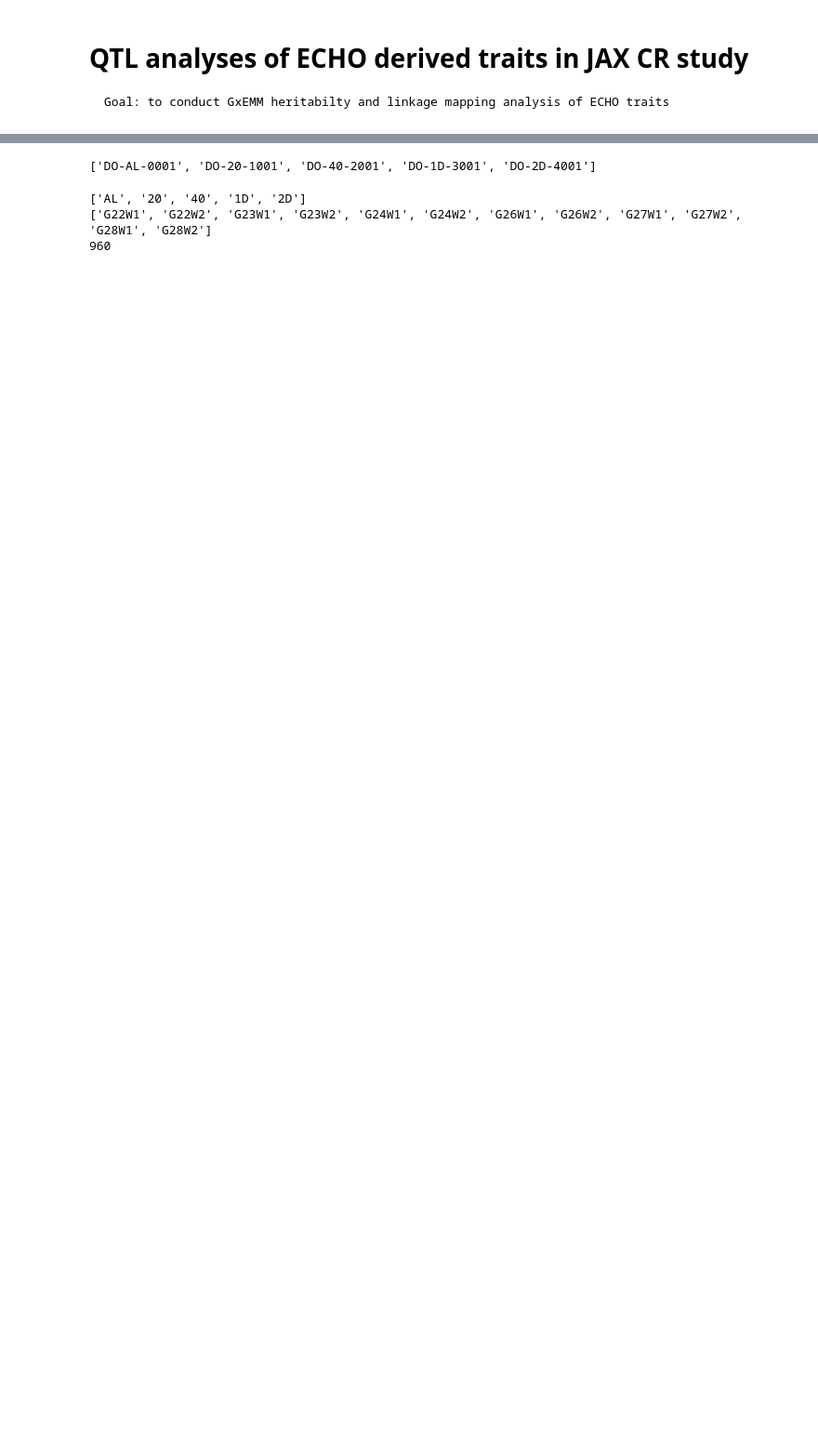
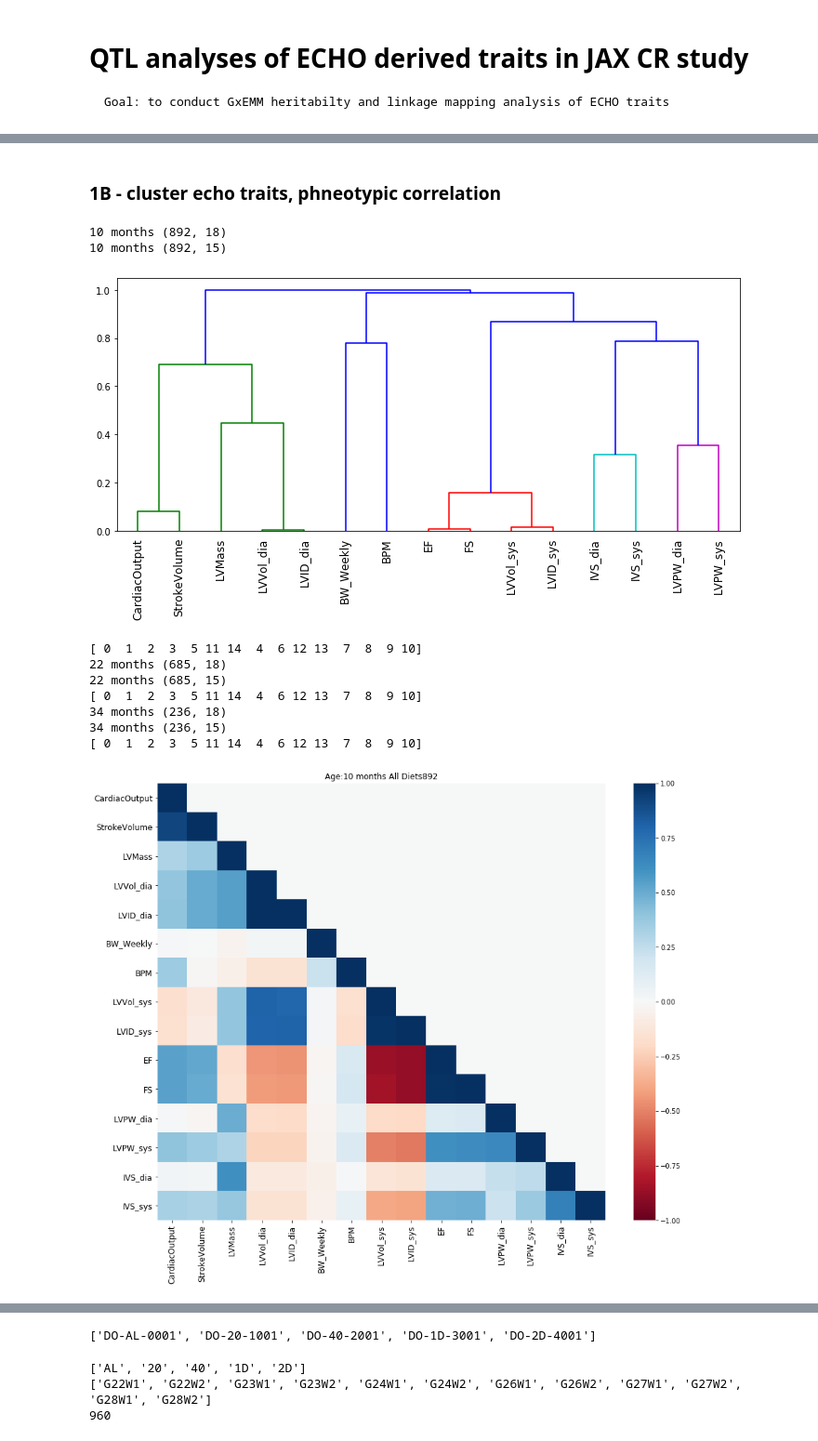
Before and after one commit to calico/do_qtl, a Jupyter notebook: analysis/ECHO_QTL.ipynb, the cells around one changed output, grey strips where cells are left out. Shown at 93% size. Drawn from its saved outputs; the diff is of its cells as text; code cells hidden in the pictures; blank space fills up the shorter version.

```diff
--- a/analysis/ECHO_QTL.ipynb
+++ b/analysis/ECHO_QTL.ipynb
@@ -72,0 +108,76 @@ df3.to_csv(pheno_yr3_file, header=True, sep=",", index=False)
+# %% [markdown]
+### 1B - cluster echo traits, phneotypic correlation
+# %%
+##from -- https://www.kaggle.com/sgalella/correlation-heatmaps-with-hierarchical-clustering
+
+from scipy.cluster.hierarchy import linkage, dendrogram, fcluster
+from scipy.spatial.distance import squareform
+output_yr123_file = working_dir+"echo_yr123_20210920.csv"
+df = pd.read_csv(output_yr123_file)
+
+grp_age = df.groupby('Timepoint'); i = 0
+labels_order = ''
+labels = ''
+for name0, group0 in grp_age:
+
+    print (name0, group0.shape)
+    tmp = group0.drop(['MouseID','Timepoint','AgeInDays'],axis=1)
+    print (name0, tmp.shape)
+
+    ##conduct all pairwise correlations
+    corr = tmp.corr(method='pearson').values
+    dissim = 1 - abs(corr)
+
+    Z = linkage(squareform(dissim), 'complete')  ##what is squareform(dissim) - convert vector to matrix.
+
+    if name0 == '10 months':
+        plt.figure(figsize=(12,5))
+        dendrogram(Z, labels=tmp.columns, orientation='top', leaf_rotation=90)
+        plt.show()
+
+    # sort data at 3mon values, keep for all others
+    if name0 == '10 months':
+        # Clusterize the data
+        threshold = 0.8
+        labels = fcluster(Z, threshold, criterion='distance')
+        labels_order = np.argsort(labels)  ##keep order the same for all five ages
+    print(labels_order)
+
+    # Build a new dataframe with the sorted columns
+    for idx, i in enumerate(tmp.columns[labels_order]):
+        if idx == 0:
+            clustered = pd.DataFrame(tmp[i])
+        else:
+            df_to_append = pd.DataFrame(tmp[i])
+            clustered = pd.concat([clustered, df_to_append], axis=1)
+    ##plot cluster
+    fig, axs = plt.subplots(figsize=(15,12),
+                nrows=1, ncols=1,
+                gridspec_kw=dict(hspace=0.2, wspace=0.2) )
+    correlations = clustered.corr()
+    correlations = np.tril(correlations)
+    #sns.heatmap(correlations, cmap='RdBu',  vmin=-1.0, vmax=1.0) #annot=True, annot_kws={"size": 7},
+    plt.title('Age:'+str(name0)+' All Diets'+str(len(group0['Timepoint'])))
+    #p = sns.clustermap(correlations, method="complete", cmap='RdBu', annot=True,  ##use this to recluster each iteration.
+    #           annot_kws={"size": 7}, vmin=-1, vmax=1, figsize=(15,12))
+    sns.heatmap(correlations, cmap='RdBu', annot=False,
+               annot_kws={"size": 7}, vmin=-1, vmax=1, ax=axs)
+
+    yy=list(clustered.columns)
+    #yy.reverse()
+    time_months = re.sub(' ', '',name0)
+    axs.set_xticklabels(yy, rotation = 90, size=12)
+    axs.set_yticklabels(yy, rotation = 0, size=12)
+    fig.savefig(working_dir+'clustermap_'+time_months+'_alldiets.png', dpi=400)
+# %% [output]
+10 months (892, 18)
+10 months (892, 15)
+[figure, added]
+[ 0  1  2  3  5 11 14  4  6 12 13  7  8  9 10]
+22 months (685, 18)
+22 months (685, 15)
+[ 0  1  2  3  5 11 14  4  6 12 13  7  8  9 10]
+34 months (236, 18)
+34 months (236, 15)
+[ 0  1  2  3  5 11 14  4  6 12 13  7  8  9 10]
+[figure, added]
```
Also changed, not shown: parts of 37 cells of this notebook.
